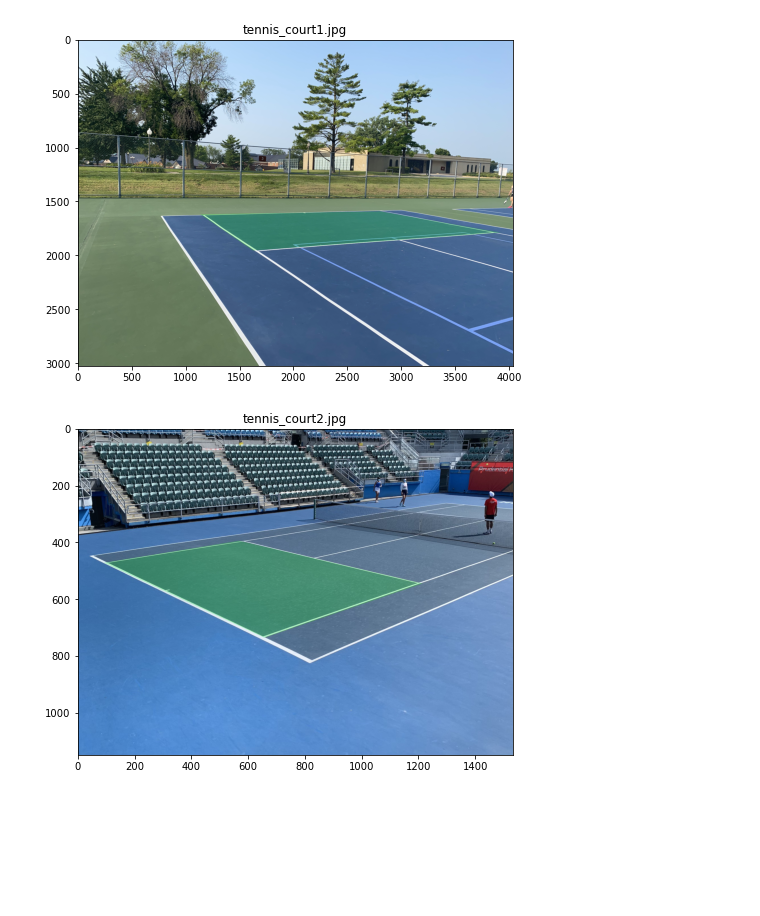
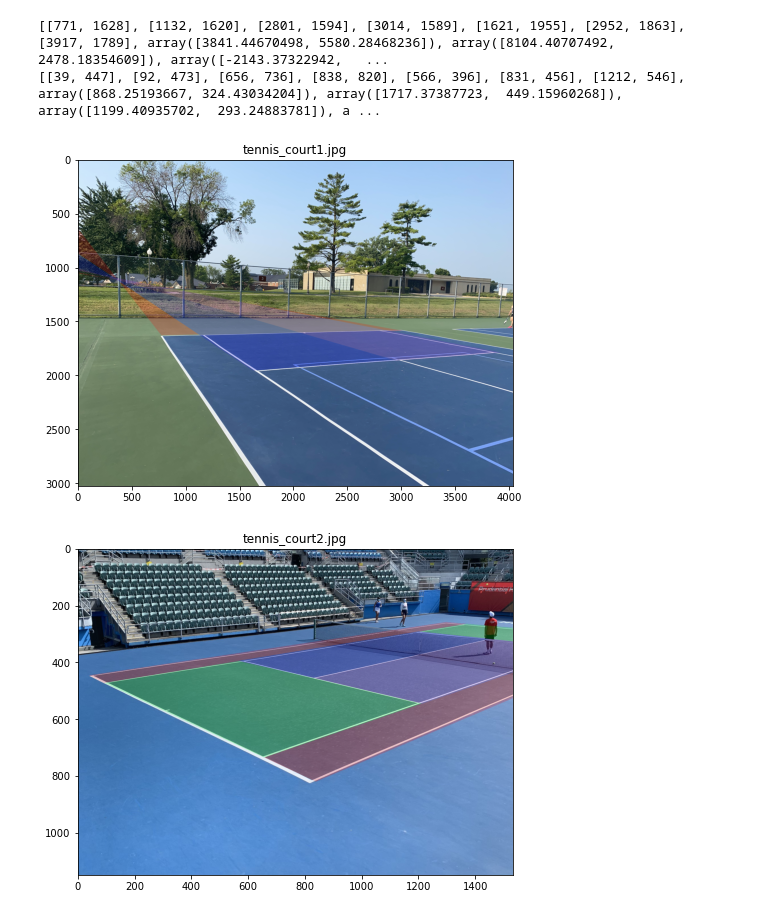
Before and after one commit to TrevMasterFlex/tennis_court, a Jupyter notebook: tennis_court.ipynb, the cells around one changed output. Cells and saved outputs as stored; diff of their text form; code cells hidden in the pictures; blank space fills up the shorter version.

```diff
--- a/tennis_court.ipynb
+++ b/tennis_court.ipynb
@@ -50,7 +50,6 @@ def check_if_court_feature(point, other_point, line):
 
                 if add_point:
                     court_points.append({"point_x": point_x, "point_y": point_y, "m0": m0, "m1": m1, "b0": point_y - point_x*m0, "b1": point_y - point_x*m1})
-#                     print(point)
 #                     cv2.circle(line_img, point, 50, 0, thickness=10)
 
 def process_image(image):
@@ -63,7 +62,6 @@ def process_image(image):
     max_line_gap = round(width/200)
     hough_threshold = round(width/2)
     line_img = rgb_img.copy()
-#     line_img = cv2.cvtColor(line_img, cv2.COLOR_RGB2RGBA)
     dilated = cv2.dilate(cv2.Canny(cv2.cvtColor(rgb_img, cv2.COLOR_RGB2GRAY), canny_threshold0, canny_threshold1, apertureSize = 3), np.ones((dilation_level, dilation_level)))
     linesP = cv2.HoughLinesP(dilated, 1, np.pi/180, hough_threshold, None, min_line_distance, max_line_gap)
     number_of_lines = len(linesP)
@@ -93,7 +91,6 @@ def process_image(image):
         while starting_idx < 7 and not three_and_four_set_found:
             slope0_idxs = [starting_idx]
             slope1_idxs = [starting_idx]
-#             print(starting_idx)
 
             for comparitor_idx in range(7):
                 if starting_idx != comparitor_idx:
@@ -130,61 +127,92 @@ def process_image(image):
                 slanted_set = set0 + set1
                 rectangle = [1, 2, 6, 4]
                 pts = []
+                ptss = [[sp["point_x"], sp["point_y"]] for sp in slanted_set]
+#                 print(ptss)
 
                 for idx in rectangle:
                     sp = slanted_set[idx]
                     pts.append([sp["point_x"], sp["point_y"]])
 
-#                 m = np.zeros(line_img.shape, dtype=np.uint8)
                 m = line_img.copy()
-#                 cv2.polylines(m,[np.array(pts)],True,(0,255,255),2)
-                cv2.fillPoly(m, [np.array(pts)], (0,255,0))
                 alpha = .8
-                beta = (1.0 - alpha)
-                line_img = cv2.addWeighted(line_img, alpha, m, beta, 0.0)
-#                 cv2.fillPoly(line_img, [np.array(pts)], (255,255,255))
-                dst = np.array([[sp["point_x"], sp["point_y"]] for sp in slanted_set])
-
-#                 for i in range(7):
-#                     cv2.putText(line_img, str(i), (dst[i][0], dst[i][1]), cv2.FONT_HERSHEY_SIMPLEX, 10, 255, 10)
+                dst = np.array(ptss)
 
                 src = np.array([[0, 0], [1372, 0], [9601, 0], [10973, 0],
                         [1372, 5486], [5486, 5486], [9601, 5486]])
 
                 h, _ = cv2.findHomography(src, dst)
 
                 src2 = np.array([[[0, 0]], [[1372, 0]], [[9601, 0]], [[10973, 0]],
                         [[1372, 5486]], [[5486, 5486]], [[9601, 5486]]], dtype = float)
 
                 new_yo = cv2.perspectiveTransform(src2, h)
-#                 print(dst)
-#                 print(new_yo)
-                net2 = np.array([[[0, 11887]], [[10973, 11887]]], dtype=float)
-                net3 = cv2.perspectiveTransform(net2, h)
+#                 net2 = np.array([[[0, 11887]], [[10973, 11887]]], dtype=float)
+#                 net3 = cv2.perspectiveTransform(net2, h)
 #                 cv2.circle(line_img, (int(net3[0][0][0]), int(net3[0][0][1])), 50, 0, thickness=10)
 #                 cv2.circle(line_img, (int(net3[1][0][0]), int(net3[1][0][1])), 50, 0, thickness=10)
-
-                others = np.array([[[1372, 18288]], [[5486, 18288]], [[9601, 18288]],
+                others = np.array([[[0, 11887]], [[10973, 11887]],
+                    [[1372, 18288]], [[5486, 18288]], [[9601, 18288]],
                     [[0, 23774]], [[1372, 23774]], [[9601, 23774]], [[10973, 23774]]], dtype=float)
 
                 others2 = cv2.perspectiveTransform(others, h)
+                combined = ptss + [sp[0] for sp in others2]
+                print(combined)
+                back_rectangle_indices = [[1, 2, 6, 4], [9, 11, 14, 12]]
+                lane_indices = [[0, 1, 13, 12], [2, 3, 15, 14]]
+                left_center_indices = [4, 5, 10, 9]
+                right_center_indices = [5, 6, 11, 10]
+                back_rectangles = []
+                lanes = []
+                left_center = []
+                right_center = []
+
+
+                for br in back_rectangle_indices:
+                    brc = []
+
+                    for bri in br:
+                        brc.append(combined[bri])
+
+                    back_rectangles.append(np.array(brc, dtype=int))
+
+                for l in lane_indices:
+                    lc = []
+
+                    for li in l:
+                        lc.append(combined[li])
+
+                    lanes.append(np.array(lc, dtype=int))
+
+                for lci in left_center_indices:
+                        left_center.append(combined[lci])
+
+                for rci in right_center_indices:
+                        right_center.append(combined[rci])
+
+                cv2.fillPoly(m, back_rectangles, (0,255,0))
+                cv2.fillPoly(m, lanes, (255,0,0))
+                cv2.fillPoly(m, [np.array(left_center, dtype=int)], (0,0,255))
+                cv2.fillPoly(m, [np.array(right_center, dtype=int)], (155,52,235))
+                cv.line(m,(int(combined[]),int(combined[])),(int(combined[]),int(combined[])),(235,52,37),5)
+#                 cv2.fillPoly(m, [np.array(pts), np.array([others2[2][0], others2[4][0], others2[8][0], others2[6][0]], dtype=int)], (0,255,0))
+#                 cv2.fillPoly(m, [np.array([], dtype=int)], (0,0,255))
+#                 cv2.fillPoly(m, [], (255,0,0))
 
 #                 for other in others2:
 #                     cv2.circle(line_img, (int(other[0][0]), int(other[0][1])), 50, 0, thickness=10)
-
-#     plt.title(image)
-#     plt.imshow(np.concatenate((rgb_img, line_img), axis=1))
-#     plt.imshow(rgb_img)
-#     plt.figure()
+    line_img = cv2.addWeighted(line_img, alpha, m, 1-alpha, 0.0)
     plt.title(image)
     plt.imshow(line_img)
     plt.figure()
 
 directory = 'tennis_court_images'
 plt.rcParams["figure.figsize"] = 15, 6
 
 for image in os.listdir('tennis_court_images'):
     process_image(image)
 # %% [output]
+[[771, 1628], [1132, 1620], [2801, 1594], [3014, 1589], [1621, 1955], [2952, 1863], [3917, 1789], array([3841.44670498, 5580.28468236]), array([8104.40707492, 2478.18354609]), array([-2143.37322942,   ...
+[[39, 447], [92, 473], [656, 736], [838, 820], [566, 396], [831, 456], [1212, 546], array([868.25193667, 324.43034204]), array([1717.37387723,  449.15960268]), array([1199.40935702,  293.24883781]), a ...
-[figure, old version]
+[figure, new version]
-[figure, old version]
+[figure, new version]
```
Also changed, not shown: parts of 1 cell of this notebook.
